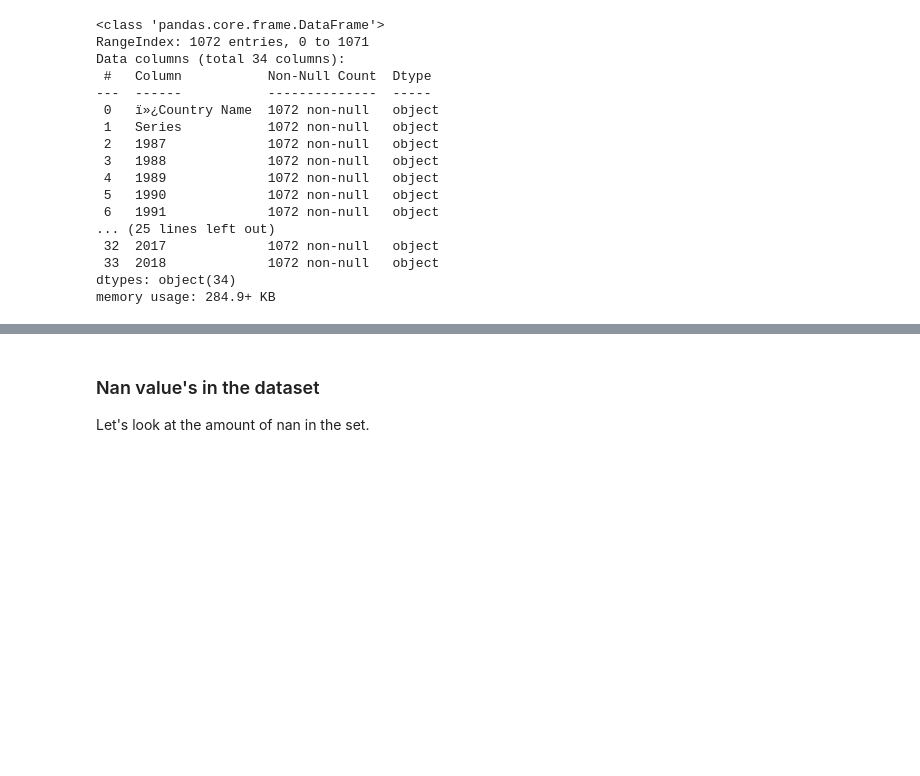
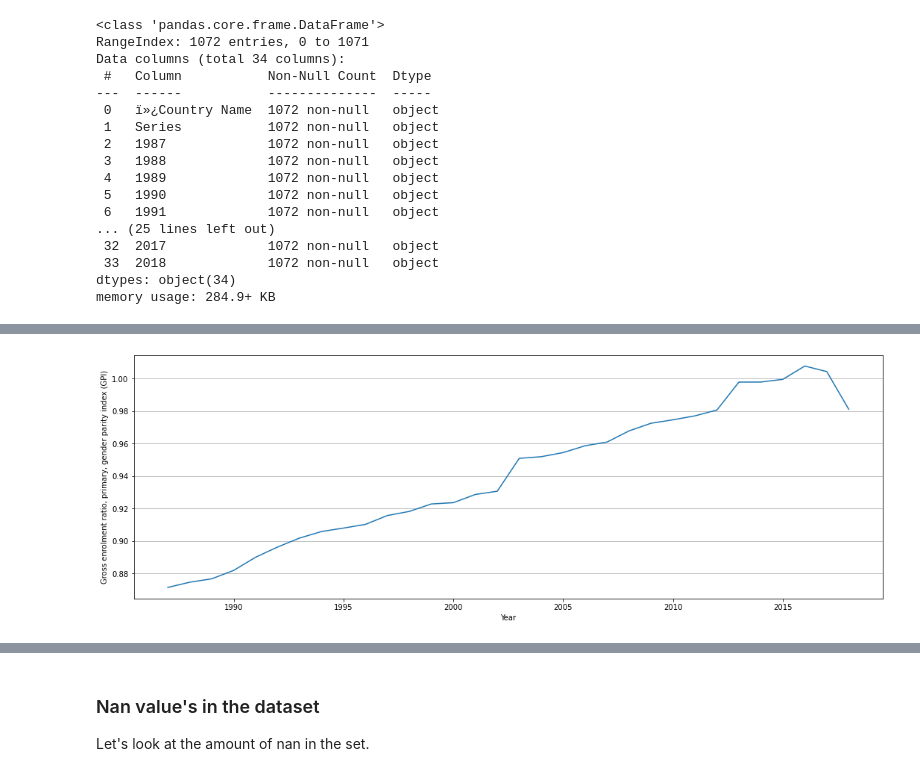
Before and after one commit to applesomthing/Life-Expectancy, a Jupyter notebook: Life Expectancy .ipynb, the cells around one changed output, grey strips where cells are left out. Cells and saved outputs as stored; diff of their text form; code cells hidden in the pictures; blank space fills up the shorter version.

```diff
--- a/Life Expectancy .ipynb
+++ b/Life Expectancy .ipynb
@@ -168,0 +180,6 @@ plt.grid(axis='y')
+# %%
+plt.figure(figsize=(18,6))
+sns.lineplot(data=df_temp, x='Year', y='Gross enrolment ratio, primary, gender parity index (GPI)', markers=True, dashes=False)
+plt.grid(axis='y')
+# %% [output]
+[figure, added]
```
Also changed, not shown: parts of 24 cells of this notebook.
